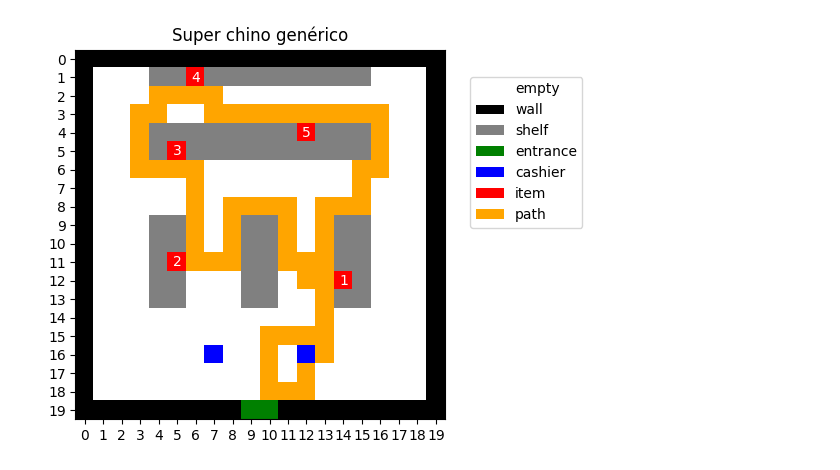
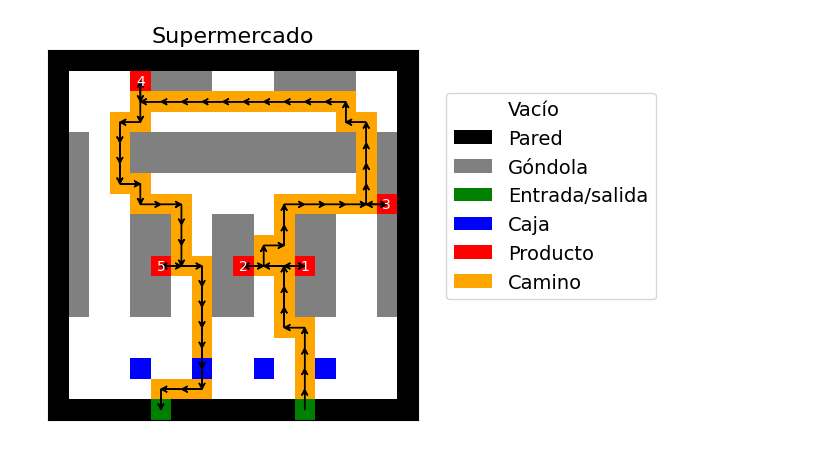
Before and after one commit to prausela/quicart, a Jupyter notebook: path_minimizer.ipynb, the cells around one changed output. Saved outputs shown, nothing was run; the diff lists cells and outputs as text; code cells hidden in the pictures.

```diff
--- a/path_minimizer.ipynb
+++ b/path_minimizer.ipynb
@@ -144,7 +150,7 @@ def next_point_a_star(grid, start, points):
     return closest_point, min_path
 # %%
 copy_array = array.copy()
-items = [(11,5), (5,5), (4,12), (1,6), (12,14)] #example
+items = random.sample(shelves, 5) #example
 
 items_left=items.copy()
 ordered_items = []
@@ -166,34 +172,55 @@ path += entrance_path
 #add the path to the array
 for point in path:
     copy_array[point[0], point[1]] = 6
 
+#Draw the path as arrows without body
+for i in range(len(path)-1):
+    #plt.arrow(path[i][1], path[i][0], path[i+1][1]-path[i][1], path[i+1][0]-path[i][0],
+              #head_width=.3, head_length=.3, fc='k', ec='k', color='orange')
+    plt.arrow(path[i][1], path[i][0], path[i+1][1]-path[i][1], path[i+1][0]-path[i][0],
+                head_width=.3, head_length=.3, fc='k', ec='k', color='orange',
+                length_includes_head=True, shape='full', overhang=0.5)
+
+
+
 #rewrite the array with the items and cashiers (over the path)
 for item in items:
     copy_array[item[0], item[1]] = 5
 for cashier in cashiers:
     copy_array[cashier[0], cashier[1]] = 4
 for entrance in entrances:
     copy_array[entrance[0], entrance[1]] = 3
 
 #write the order of the items as text on top of the corresponding item
 for i, item in enumerate(ordered_items):
     plt.text(item[1], item[0], i+1, color='w', ha='center', va='center')
 
 
 plt.imshow(copy_array, cmap=cmap, norm=norm, interpolation='nearest')
 plt.xticks(np.arange(0,N,1))
 plt.yticks(np.arange(0,N,1))
-plt.title('Super chino genérico')
+plt.title('Supermercado', fontsize=16)
 plt.legend(handles=[plt.Rectangle((0,0),1,1,fc=cmap(0)),
                     plt.Rectangle((0,0),1,1,fc=cmap(1)),
                     plt.Rectangle((0,0),1,1,fc=cmap(2)),
                     plt.Rectangle((0,0),1,1,fc=cmap(3)),
                     plt.Rectangle((0,0),1,1,fc=cmap(4)),
                     plt.Rectangle((0,0),1,1,fc=cmap(5)),
                     plt.Rectangle((0,0),1,1,fc=cmap(6))],
-                labels=['empty','wall','shelf','entrance','cashier','item','path'],
-                loc='lower left', bbox_to_anchor=(1.05, .5))
+                labels=['Vacío','Pared','Góndola','Entrada/salida','Caja','Producto','Camino'],
+                loc='lower left', bbox_to_anchor=(1.05, .3), fontsize=14)
+#hide ticks
+plt.tick_params(
+    axis='both',          # changes apply to the x-axis
+    which='both',      # both major and minor ticks are affected
+    bottom=False,      # ticks along the bottom edge are off
+    top=False,         # ticks along the top edge are off
+    left=False,
+    right=False,
+    labelbottom=False,
+    labelleft=False) # labels along the bottom edge are off
+
 
 plt.show()
 # %% [output]
-[figure, old version]
+[figure, new version]
```
Also changed, not shown: parts of 3 cells of this notebook.
